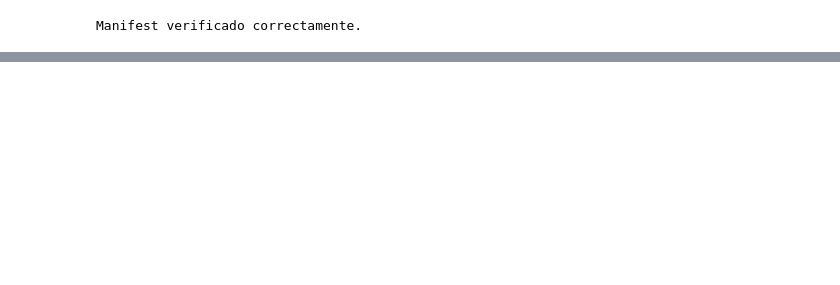
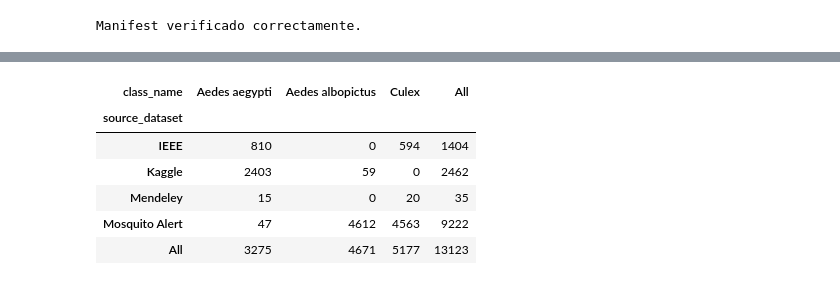
Before and after one commit to andreyac1397/VectorIA, a Jupyter notebook: notebooks/CNN_MosquitosModelo.ipynb, the cells around one changed output, grey strips where cells are left out. Saved outputs shown, nothing was run; the diff lists cells and outputs as text; code cells hidden in the pictures; blank space fills up the shorter version.

Commit message:
Update CNN mosquito model notebook

```diff
--- a/notebooks/CNN_MosquitosModelo.ipynb
+++ b/notebooks/CNN_MosquitosModelo.ipynb
@@ -1814,0 +1860,20 @@ Manifest verificado correctamente.
+# %%
+RUTA_MANIFEST = PROCESSED / "manifest.csv"
+
+if not RUTA_MANIFEST.is_file():
+    raise FileNotFoundError(
+        f"No existe el archivo: {RUTA_MANIFEST}"
+    )
+
+df = pd.read_csv(
+    RUTA_MANIFEST
+)
+
+print("MANIFEST ORIGINAL")
+print("=" * 60)
+
+print("Ruta:", RUTA_MANIFEST)
+print("Registros:", len(df))
+print("Columnas:", len(df.columns))
+
+display(df.head())
@@ -1814,0 +1894,56 @@ Manifest verificado correctamente.
+# %%
+print("=" * 60)
+print("VALIDACIÓN DEL INVENTARIO")
+print("=" * 60)
+
+# Comprobar que todas las fotografías existan
+df["filepath_exists"] = df["filepath"].map(
+    lambda ruta: Path(ruta).is_file()
+)
+
+print("Total de registros:", len(df))
+
+print(
+    "Rutas existentes:",
+    int(df["filepath_exists"].sum())
+)
+
+print(
+    "Rutas inexistentes:",
+    int((~df["filepath_exists"]).sum())
+)
+
+print(
+    "Rutas repetidas:",
+    int(df["filepath"].duplicated().sum())
+)
+
+print(
+    "Etiquetas vacías:",
+    int(df["class_name"].isna().sum())
+)
+
+print(
+    "Group ID vacíos:",
+    int(df["group_id"].isna().sum())
+)
+
+print("\nDistribución por fuente y especie:")
+
+display(
+    pd.crosstab(
+        df["source_dataset"],
+        df["class_name"],
+        margins=True
+    )
+)
+
+assert df["filepath_exists"].all(), (
+    "Existen imágenes cuyas rutas no son válidas."
+)
+
+assert df["class_name"].notna().all()
+assert df["group_id"].notna().all()
+
+print("\n✅ Validación inicial completada.")
+# %% [output]
@@ -1814,0 +1961,7 @@ Manifest verificado correctamente.
+| class_name | Aedes aegypti | Aedes albopictus | Culex | All |
+| source_dataset |  |  |  |  |
+| IEEE | 810 | 0 | 594 | 1404 |
+| Kaggle | 2403 | 59 | 0 | 2462 |
+| Mendeley | 15 | 0 | 20 | 35 |
+| Mosquito Alert | 47 | 4612 | 4563 | 9222 |
+| All | 3275 | 4671 | 5177 | 13123 |
```
Also changed, not shown: parts of 44 cells of this notebook.
